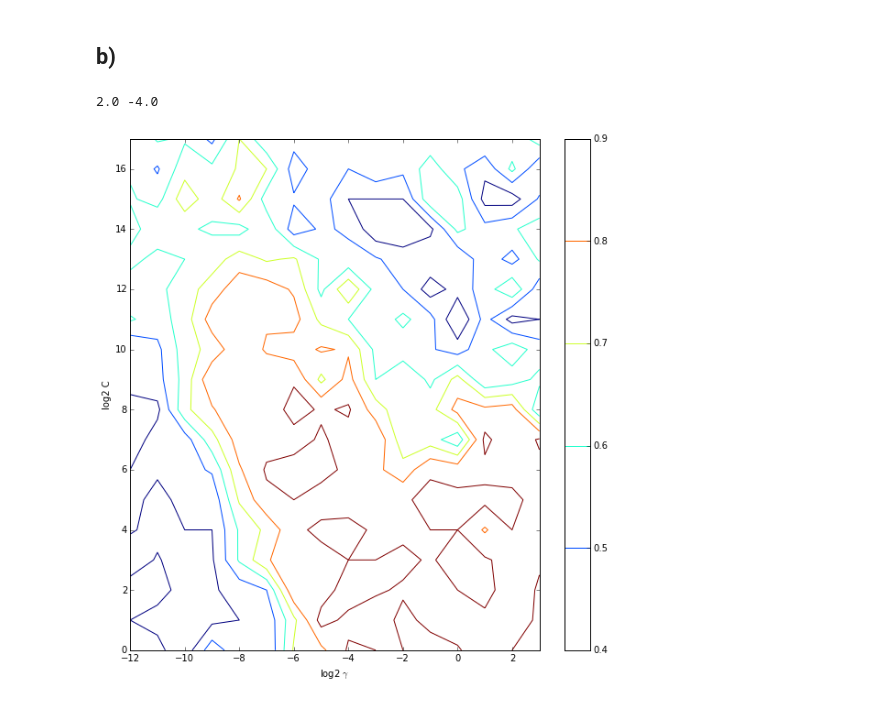
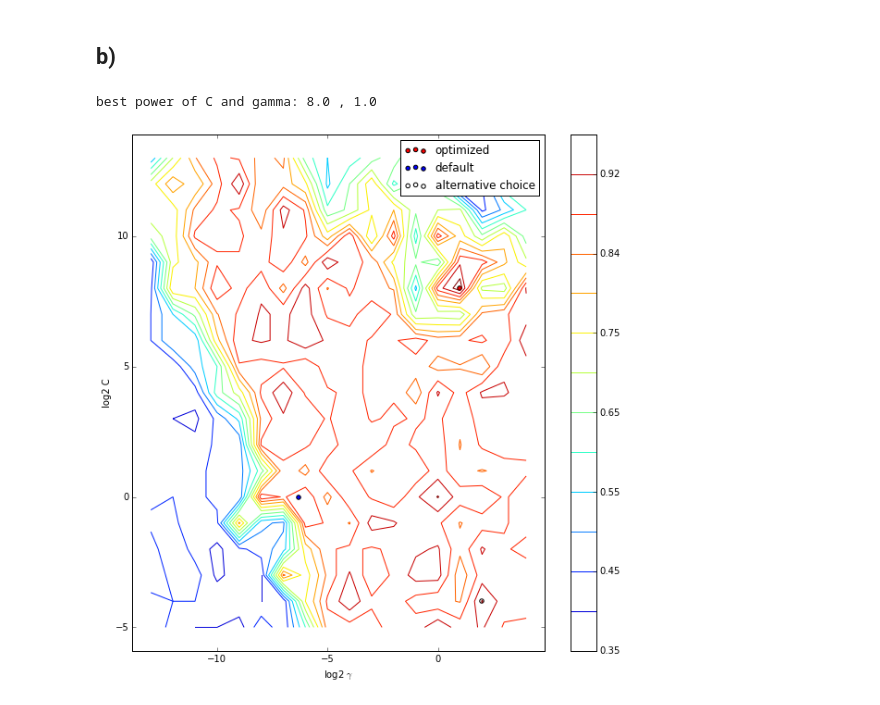
Before and after one commit to hielsnoppe/edu-mi1, a Jupyter notebook: ex9/93_94.ipynb, the cells around one changed output. Cells and saved outputs as stored; diff of their text form; code cells hidden in the pictures.

```diff
--- a/ex9/93_94.ipynb
+++ b/ex9/93_94.ipynb
@@ -180,26 +190,32 @@ print(EmpRmin)
 # %% [markdown]
 ## b)
-# %%
-from matplotlib import colors, ticker, cm
-
-x = np.log2(gammaj)
-y = np.log2(Ci)
-z = np.subtract(1,results[:,2])
-Z = np.reshape(z,(len(Ci),len(gammaj)))
-
-plt.figure(figsize=(10,10))
-#levels = np.array([0.8, 0.85, 0.9, 0.93, 0.95, 0.98])
-plt.contour(x,y,Z)
-plt.xlabel('log2 $\gamma$')
-plt.ylabel('log2 C')
-cbar = plt.colorbar()
-
-
-OPT = results[np.argmax(z),:2]
-Copt = OPT[0]
-gammaopt = OPT[1]
-print(np.log2(Copt),np.log2(gammaopt))
-# %% [output]
-2.0 -4.0
-[figure, removed]
+# %%
+from matplotlib import colors, ticker, cm
+
+x = np.log2(gammaj)
+y = np.log2(Ci)
+z = np.subtract(1,results[:,2])
+Z = np.reshape(z,(len(Ci),len(gammaj)))
+
+OPT = results[np.argmax(z),:2]
+Copt = OPT[0]
+gammaopt = OPT[1]
+
+plt.figure(figsize=(10,10))
+plt.scatter(np.log2(gammaopt),np.log2(Copt),c='r',zorder=1)
+plt.scatter(np.log2(1/80),np.log2(1),c='b',zorder=2)
+plt.scatter(2.0,-4.0,c='1',zorder=3)
+plt.legend(['optimized','default','alternative choice'])
+levels = np.array([0.35, 0.4, 0.45, 0.5, 0.55, 0.6, 0.65, 0.7, 0.75, 0.8, 0.84, 0.88, 0.92, 0.96])
+plt.contour(x,y,Z,levels,zorder=4)
+
+plt.xlabel('log2 $\gamma$')
+plt.ylabel('log2 C')
+cbar = plt.colorbar()
+
+
+print('best power of C and gamma:',np.log2(Copt),',',np.log2(gammaopt))
+# %% [output]
+best power of C and gamma: 8.0 , 1.0
+[figure, added]
 # %% [markdown]
```
Also changed, not shown: parts of 8 cells of this notebook.
